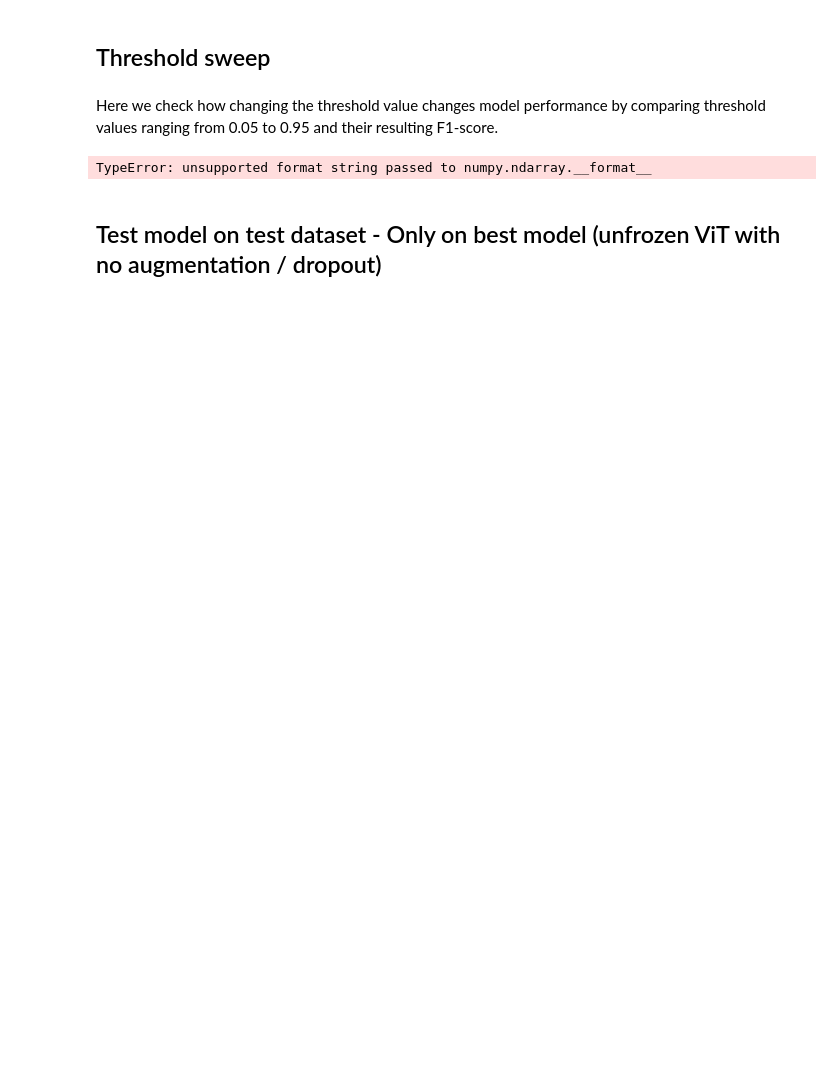
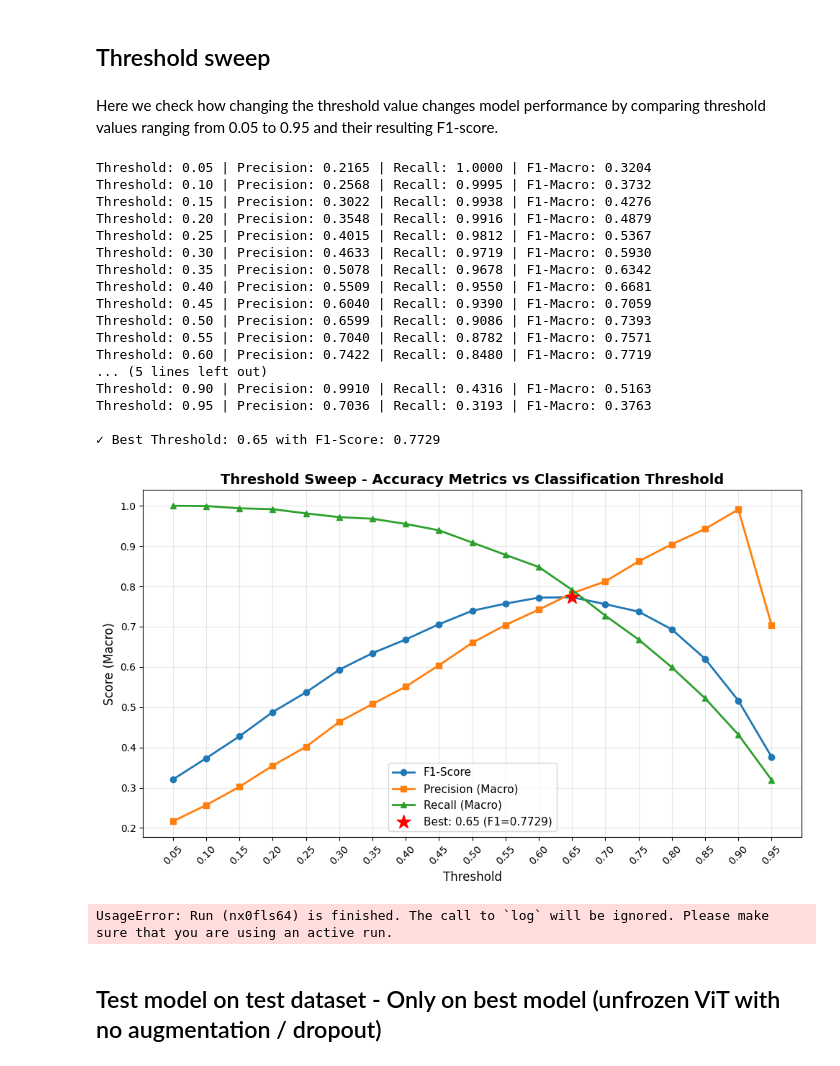
Before and after one commit to sstaheli52/Deep-learning-land-use-classification, a Jupyter notebook: notebooks/3.01_multi_label_ViT.ipynb, the cells around one changed output. Drawn from its saved outputs; the diff is of its cells as text; code cells hidden in the pictures; blank space fills up the shorter version.

```diff
--- a/notebooks/3.01_multi_label_ViT.ipynb
+++ b/notebooks/3.01_multi_label_ViT.ipynb
@@ -353,37 +352,52 @@ for threshold in thresholds:
     recall_scores.append(r_macro)
 
     print(f"Threshold: {threshold:.2f} | Precision: {p_macro:.4f} | Recall: {r_macro:.4f} | F1-Macro: {f1_macro:.4f}")
 
 # Find best threshold
 best_idx = np.argmax(f1_scores)
 best_threshold = thresholds[best_idx]
 best_f1 = f1_scores[best_idx]
 
 print(f"\n✓ Best Threshold: {best_threshold:.2f} with F1-Score: {best_f1:.4f}")
 
 # Create figure
 plt.figure(figsize=(10, 6))
 plt.plot(thresholds, f1_scores, marker='o', linewidth=2, markersize=6, label='F1-Score')
 plt.plot(thresholds, precision_scores, marker='s', linewidth=2, markersize=6, label='Precision (Macro)')
 plt.plot(thresholds, recall_scores, marker='^', linewidth=2, markersize=6, label='Recall (Macro)')
 plt.scatter([best_threshold], [best_f1], color='red', s=200, marker='*',
            label=f'Best: {best_threshold:.2f} (F1={best_f1:.4f})', zorder=5)
 
 plt.xlabel('Threshold', fontsize=12)
 plt.ylabel('Score (Macro)', fontsize=12)
 plt.title('Threshold Sweep - Accuracy Metrics vs Classification Threshold', fontsize=14, fontweight='bold')
 plt.grid(True, alpha=0.3)
 plt.xticks(thresholds, [f'{t:.2f}' for t in thresholds], rotation=45)
 plt.legend(fontsize=11)
 plt.tight_layout()
 
 fig = plt.gcf()
 plt.show()
-
-# Log to wandb
-run.log({"threshold_sweep": fig})
 # %% [output]
-TypeError: unsupported format string passed to numpy.ndarray.__format__
+Threshold: 0.05 | Precision: 0.2165 | Recall: 1.0000 | F1-Macro: 0.3204
+Threshold: 0.10 | Precision: 0.2568 | Recall: 0.9995 | F1-Macro: 0.3732
+Threshold: 0.15 | Precision: 0.3022 | Recall: 0.9938 | F1-Macro: 0.4276
+Threshold: 0.20 | Precision: 0.3548 | Recall: 0.9916 | F1-Macro: 0.4879
+Threshold: 0.25 | Precision: 0.4015 | Recall: 0.9812 | F1-Macro: 0.5367
+Threshold: 0.30 | Precision: 0.4633 | Recall: 0.9719 | F1-Macro: 0.5930
+Threshold: 0.35 | Precision: 0.5078 | Recall: 0.9678 | F1-Macro: 0.6342
+Threshold: 0.40 | Precision: 0.5509 | Recall: 0.9550 | F1-Macro: 0.6681
+Threshold: 0.45 | Precision: 0.6040 | Recall: 0.9390 | F1-Macro: 0.7059
+Threshold: 0.50 | Precision: 0.6599 | Recall: 0.9086 | F1-Macro: 0.7393
+Threshold: 0.55 | Precision: 0.7040 | Recall: 0.8782 | F1-Macro: 0.7571
+Threshold: 0.60 | Precision: 0.7422 | Recall: 0.8480 | F1-Macro: 0.7719
+... (5 lines left out)
+Threshold: 0.90 | Precision: 0.9910 | Recall: 0.4316 | F1-Macro: 0.5163
+Threshold: 0.95 | Precision: 0.7036 | Recall: 0.3193 | F1-Macro: 0.3763
+
+✓ Best Threshold: 0.65 with F1-Score: 0.7729
+[figure, added]
+UsageError: Run (nx0fls64) is finished. The call to `log` will be ignored. Please make sure that you are using an active run.
 # %% [markdown]
 ## Test model on test dataset - Only on best model (unfrozen ViT with no augmentation / dropout)
 # %%
```
Also changed, not shown: parts of 5 cells of this notebook, 18 other files.
